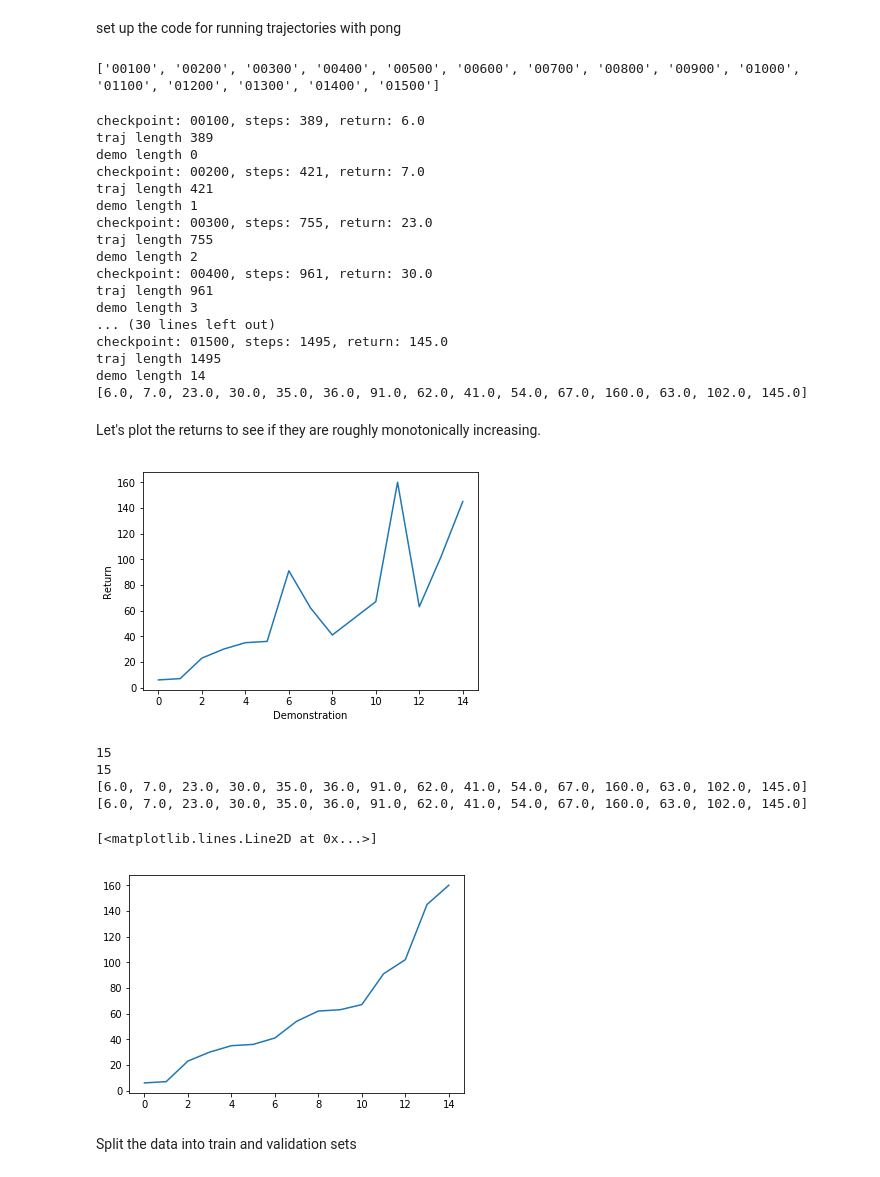
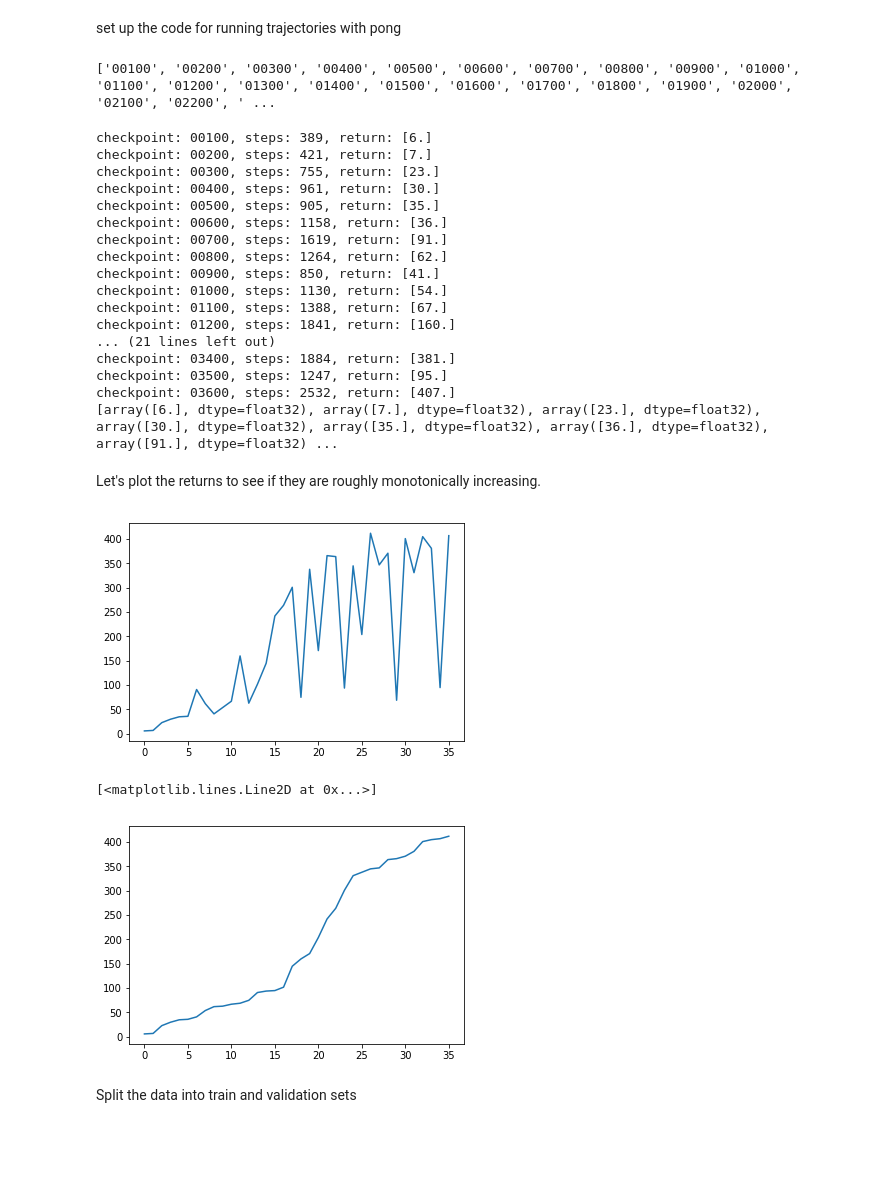
Before and after one commit to dsbrown1331/learning-rewards-of-learners, a Jupyter notebook: learner/LearnBreakoutReward.ipynb, the cells around one changed output. Drawn from its saved outputs; the diff is of its cells as text; code cells hidden in the pictures; blank space fills up the shorter version.

Commit message:
Revert "working on pytorch reward test"
This reverts commit 5f7879866356a18a99e5b5070be735afe7862292.

```diff
--- a/learner/LearnBreakoutReward.ipynb
+++ b/learner/LearnBreakoutReward.ipynb
@@ -36,11 +36,10 @@ def normalize_state(obs):
     obs_lows = env.observation_space.low
     #print(obs_highs)
     #print(obs_lows)
-    #return  2.0 * (obs - obs_lows) / (obs_highs - obs_lows) - 1.0
-    return obs / 255.0
+    return  2.0 * (obs - obs_lows) / (obs_highs - obs_lows) - 1.0
 # %%
 checkpoint_min = 100
-checkpoint_max = 1500
+checkpoint_max = 3600
 checkpoint_step = 100
 checkpoints = []
 for i in range(checkpoint_min, checkpoint_max + checkpoint_step, checkpoint_step):
@@ -50,7 +49,7 @@ for i in range(checkpoint_min, checkpoint_max + checkpoint_step, checkpoint_step
         checkpoints.append('0' + str(i))
 print(checkpoints)
 # %% [output]
-['00100', '00200', '00300', '00400', '00500', '00600', '00700', '00800', '00900', '01000', '01100', '01200', '01300', '01400', '01500']
+['00100', '00200', '00300', '00400', '00500', '00600', '00700', '00800', '00900', '01000', '01100', '01200', '01300', '01400', '01500', '01600', '01700', '01800', '01900', '02000', '02100', '02200', ' ...
 # %%
 demonstrations = []
 learning_returns = []
@@ -60,11 +59,10 @@ for checkpoint in checkpoints:
 
     agent.load(model_path)
     episode_count = 1
+    done = False
+    traj = []
+    r = 0
     for i in range(episode_count):
-        done = False
-        traj = []
-        r = 0
-
         ob = env.reset()
         #traj.append(ob)
         #print(ob.shape)
@@ -76,14 +74,13 @@ for checkpoint in checkpoints:
             #print(ob.shape)
             traj.append(normalize_state(ob))
             steps += 1
-            acc_reward += r[0]
+            acc_reward += r
             if done:
                 print("checkpoint: {}, steps: {}, return: {}".format(checkpoint, steps,acc_reward))
                 break
-        print("traj length", len(traj))
-        print("demo length", len(demonstrations))
-        demonstrations.append(traj)
-        learning_returns.append(acc_reward)
+
+    demonstrations.append(traj)
+    learning_returns.append(acc_reward)
 
 
 
@@ -94,50 +91,38 @@ env.close()
 
 print(learning_returns)
 # %% [output]
-checkpoint: 00100, steps: 389, return: 6.0
-traj length 389
-demo length 0
-checkpoint: 00200, steps: 421, return: 7.0
-traj length 421
-demo length 1
-checkpoint: 00300, steps: 755, return: 23.0
-traj length 755
-demo length 2
-checkpoint: 00400, steps: 961, return: 30.0
-traj length 961
-demo length 3
-... (30 lines left out)
-checkpoint: 01500, steps: 1495, return: 145.0
-traj length 1495
-demo length 14
-[6.0, 7.0, 23.0, 30.0, 35.0, 36.0, 91.0, 62.0, 41.0, 54.0, 67.0, 160.0, 63.0, 102.0, 145.0]
+checkpoint: 00100, steps: 389, return: [6.]
+checkpoint: 00200, steps: 421, return: [7.]
+checkpoint: 00300, steps: 755, return: [23.]
+checkpoint: 00400, steps: 961, return: [30.]
+checkpoint: 00500, steps: 905, return: [35.]
+checkpoint: 00600, steps: 1158, return: [36.]
+checkpoint: 00700, steps: 1619, return: [91.]
+checkpoint: 00800, steps: 1264, return: [62.]
+checkpoint: 00900, steps: 850, return: [41.]
+checkpoint: 01000, steps: 1130, return: [54.]
+checkpoint: 01100, steps: 1388, return: [67.]
+checkpoint: 01200, steps: 1841, return: [160.]
+... (21 lines left out)
+checkpoint: 03400, steps: 1884, return: [381.]
+checkpoint: 03500, steps: 1247, return: [95.]
+checkpoint: 03600, steps: 2532, return: [407.]
+[array([6.], dtype=float32), array([7.], dtype=float32), array([23.], dtype=float32), array([30.], dtype=float32), array([35.], dtype=float32), array([36.], dtype=float32), array([91.], dtype=float32) ...
 # %% [markdown]
 Let's plot the returns to see if they are roughly monotonically increasing.
 # %%
 plt.plot(learning_returns)
-plt.xlabel("Demonstration")
-plt.ylabel("Return")
-plt.savefig("breakoutLearningPPO.png")
 plt.show()
 # %% [output]
-[figure, old version]
+[figure, new version]
 # %%
-print(len(learning_returns))
-print(len(demonstrations))
-print([a[0] for a in zip(learning_returns, demonstrations)])
 #cheat and sort them to see if it helps learning
-sorted_demos = [x for _, x in sorted(zip(learning_returns,demonstrations), key=lambda pair: pair[0])]
-
+sorted_demos = [d for _,d in sorted(zip(learning_returns,demonstrations))]
 sorted_returns = sorted(learning_returns)
-print(learning_returns)
 plt.plot(sorted_returns)
 # %% [output]
-15
-15
-[6.0, 7.0, 23.0, 30.0, 35.0, 36.0, 91.0, 62.0, 41.0, 54.0, 67.0, 160.0, 63.0, 102.0, 145.0]
-[6.0, 7.0, 23.0, 30.0, 35.0, 36.0, 91.0, 62.0, 41.0, 54.0, 67.0, 160.0, 63.0, 102.0, 145.0]
+[<matplotlib.lines.Line2D at 0x...>]
-[<matplotlib.lines.Line2D at 0x...>]
-[figure, old version]
+[figure, new version]
 # %% [markdown]
 Split the data into train and validation sets
 # %%
```
Also changed, not shown: parts of 10 cells of this notebook.
